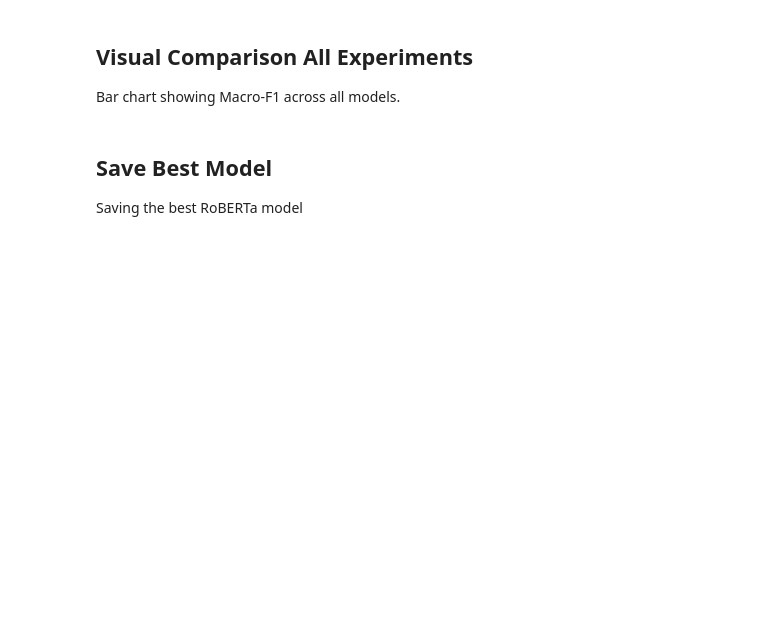
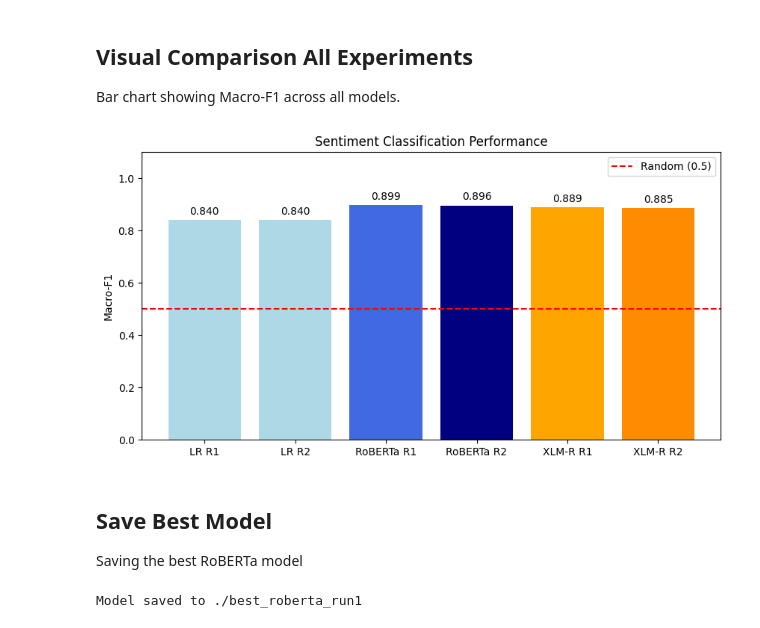
Before and after one commit to raaghavkk/UG04-NLP-COMM061, a Jupyter notebook: notebooks/akshyat_finetuning.ipynb, the cells around one changed output. Saved outputs shown, nothing was run; the diff lists cells and outputs as text; code cells hidden in the pictures; blank space fills up the shorter version.

```diff
--- a/notebooks/akshyat_finetuning.ipynb
+++ b/notebooks/akshyat_finetuning.ipynb
@@ -261,12 +302,6 @@ print("Saved confusion matrix.")
  Compare RoBERTa-base (English only) against XLM-RoBERTa-base
 # %%
 # Run 1: XLM-RoBERTa-base, Seed=42
-xlm_run1_report, xlm_run1_preds, xlm_run1_labels, xlm_model_run1, _ = train_and_evaluate(
-    model_name="xlm-roberta-base",
-    train_df=train_df,
-    val_df=val_df,
-    test_df=test_df,
-    task="Sentiment",
-    seed=SEEDS[0],
-    num_epochs=3,
+xlm_report_1, xlm_preds_1, xlm_labels_1, xlm_model_1, _ = train_and_evaluate(
+    "xlm-roberta-base", train_df, val_df, test_df, seed=42
 )
@@ -392,19 +473,53 @@ print("Saved comparison bar chart.")
+# %%
+# Compare F1 scores for all models
+models = ['LR R1', 'LR R2', 'RoBERTa R1', 'RoBERTa R2', 'XLM-R R1', 'XLM-R R2']
+
+# Pulling the F1 scores from our previous reports
+f1_vals = [
+    0.84, 0.84,
+    roberta_report_1["macro avg"]["f1-score"],
+    roberta_report_2["macro avg"]["f1-score"],
+    xlm_report_1["macro avg"]["f1-score"],
+    xlm_report_2["macro avg"]["f1-score"]
+]
+
+plt.figure(figsize=(10, 5))
+bars = plt.bar(models, f1_vals, color=['lightblue', 'lightblue', 'royalblue', 'navy', 'orange', 'darkorange'])
+
+# Add the actual numbers on top of the bars
+plt.bar_label(bars, fmt='%.3f', padding=3)
+
+plt.ylim(0, 1.1)
+plt.ylabel("Macro-F1")
+plt.title("Sentiment Classification Performance")
+
+# Show random chance line
+plt.axhline(0.5, color="red", linestyle="--", label="Random (0.5)")
+plt.legend()
+
+plt.savefig("f1_comparison.png")
+plt.show()
+# %% [output]
+[figure, added]
 # %% [markdown]
 
 ## Save Best Model
 Saving the best RoBERTa model
 # %%
-import os
+# Save the best RoBERTa model for the report and deployment
+if r1["f1-score"] >= r2["f1-score"]:
+    best_model = roberta_model_1
+    best_name = "run1"
+else:
+    best_model = roberta_model_2
+    best_name = "run2"
 
-# Save the better of the two RoBERTa runs
-best_roberta_model = (
-    roberta_model_run1 if r1["f1-score"] >= r2["f1-score"] else roberta_model_run2
-)
-best_run_label = "Run1" if r1["f1-score"] >= r2["f1-score"] else "Run2"
-save_path = f"./best_roberta_sentiment_{best_run_label}"
+save_path = f"./best_roberta_{best_name}"
+best_model.save_pretrained(save_path)
+roberta_tokenizer.save_pretrained(save_path)
 
-best_roberta_model.save_pretrained(save_path)
-roberta_tokenizer.save_pretrained(save_path)
-print(f"Best RoBERTa model saved to: {save_path}")
-print("Share this path with the team for Section 4 (LIME/SHAP) and Section 5 (Deployment).")
-print("Do NOT include this folder in the ZIP submission.")
+print(f"Model saved to {save_path}")
+# @Team: use this for the LIME/SHAP analysis and the web app.
+# REMINDER: do not include this folder in the final zip upload!
+# %% [output]
+Model saved to ./best_roberta_run1
```
Also changed, not shown: parts of 24 cells of this notebook.
